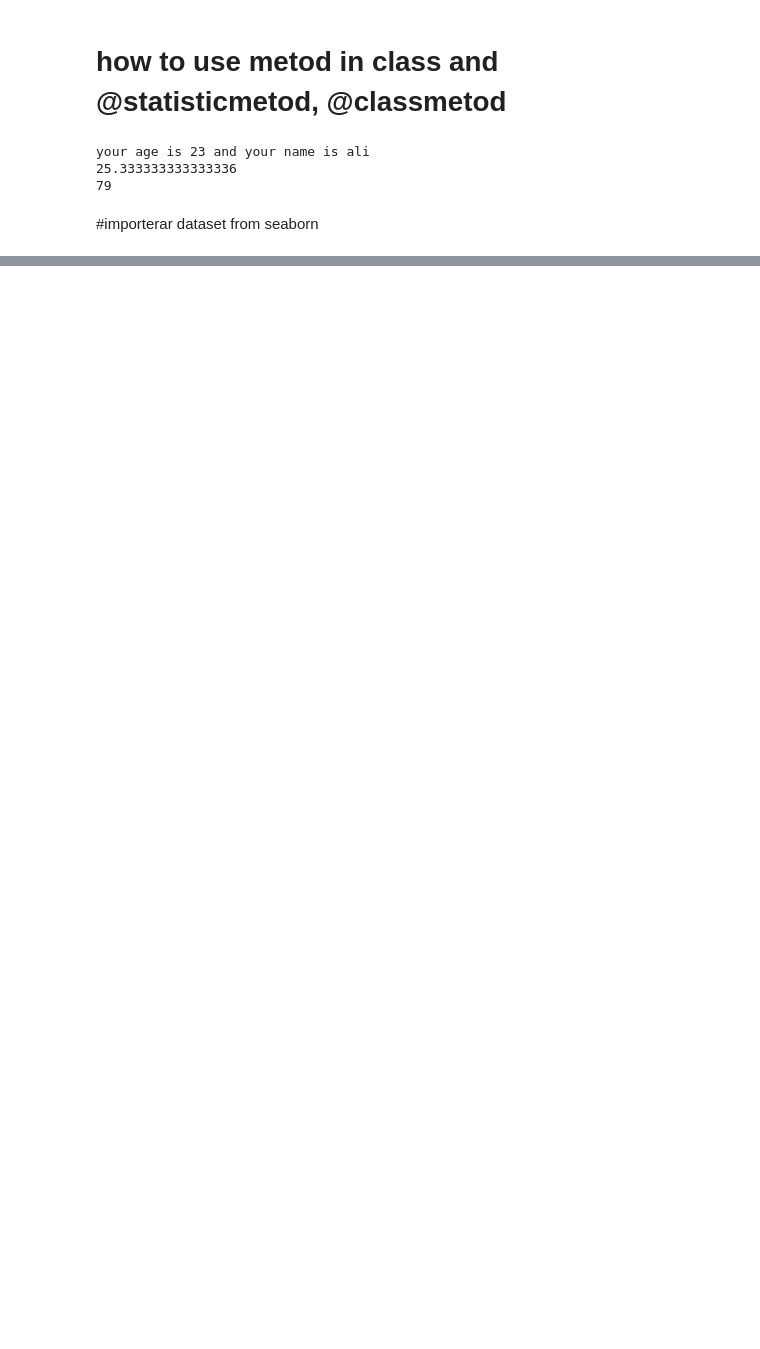
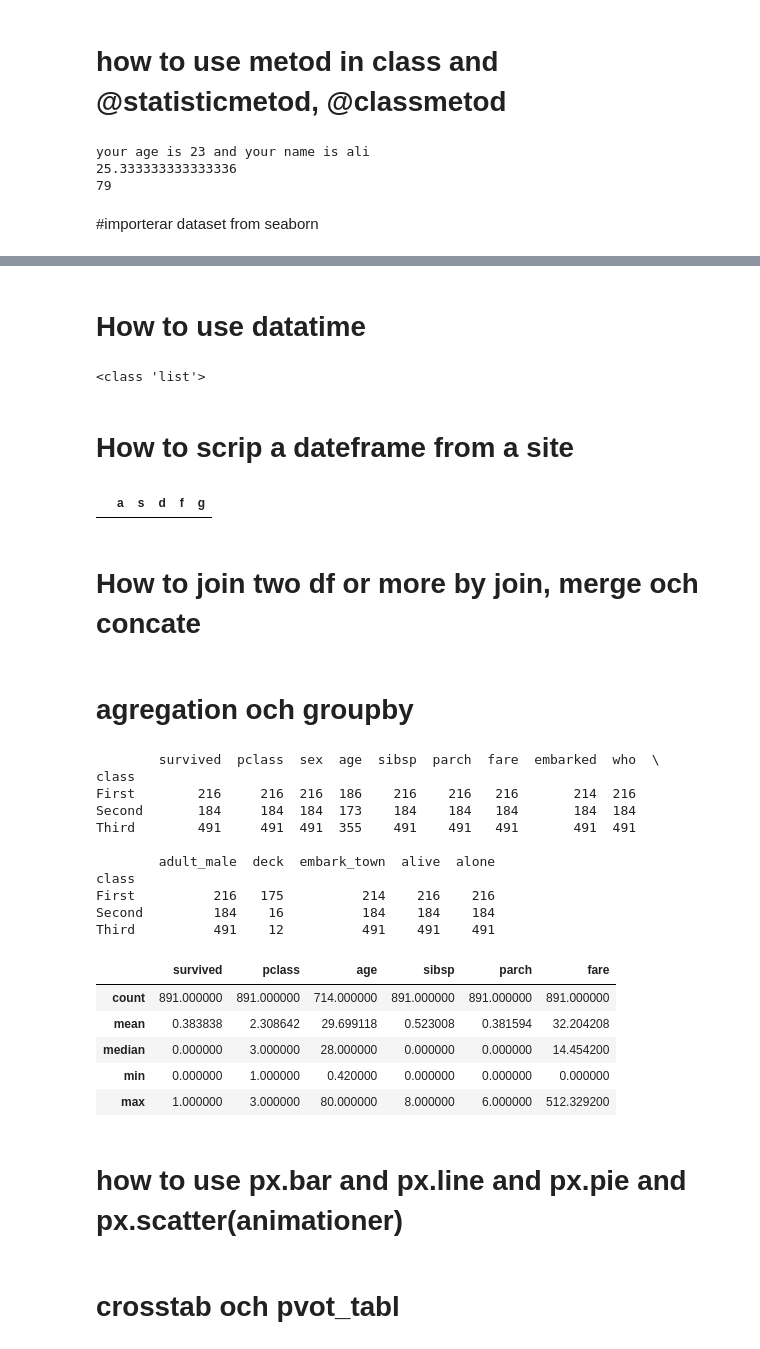
Before and after one commit to machinelearnning/Python-Programmering-Mustafa-Yosufi, a Jupyter notebook: Exercises/new_thing.ipynb, the cells around one changed output, grey strips where cells are left out. Drawn from its saved outputs; the diff is of its cells as text; code cells hidden in the pictures; blank space fills up the shorter version.

```diff
--- a/Exercises/new_thing.ipynb
+++ b/Exercises/new_thing.ipynb
@@ -244,0 +233,28 @@ titanic = sns.load_dataset("titanic")
+# %% [markdown]
+# How to use datatime
+# %%
+from datetime import datetime
+
+# strftime: datetime obj -> str
+now = datetime.now()
+day_now = now.strftime("%A")
+week_now = now.strftime("%W")
+month_now = now.strftime("%B")
+date = now.date()
+
+# strptime: str obj -> datetime obj
+birthday = "23/2-1997"
+to_date = datetime.strptime(birthday, "%d/%m-%Y")
+
+christmas_str = "2021-12-24"
+christmas_date = datetime.strptime(christmas_str, "%Y-%m-%d")
+christmas_date.strftime("Week: %W, day: %a")
+
+naem = ["2014:2:23", "2024:12:23", "2054:1:3", "2034:12:3"]
+to_dat = pd.to_datetime(naem, format= "%Y:%m:%d") #%H = hour, %M = minet %S = sedund
+# if you have date with dates you can use parse_dates = [0, 1, 2, , 3] = ti means which column should convert to timestamble
+# ex pd.read_csv("xxxxxxxxx", parse_dates = [0, 3, 5])
+# %% [output]
+<class 'list'>
+# %% [markdown]
+# How to scrip a dateframe from a site
@@ -244,0 +267,12 @@ titanic = sns.load_dataset("titanic")
+# %%
+import numpy as np
+import pandas as pd
+
+lif = pd.DataFrame(np.arange(20).reshape(4, 5), columns= list("asdfg"))
+lif1 = pd.DataFrame(np.random.randint(1, 20, 20).reshape(4, 5),columns= list("asdfg"))
+to_lif = pd.concat([lif, lif1], axis= 0)
+lif.merge(lif1)
+# %% [output]
+|  | a | s | d | f | g |
+# %% [markdown]
+# How to join two df or more by join, merge och concate
@@ -244,0 +297,31 @@ titanic = sns.load_dataset("titanic")
+# %% [markdown]
+# agregation och groupby
+# %%
+import seaborn as sns
+titanic = sns.load_dataset("titanic")
+group_by = titanic.groupby("class")[["age", "fare"]].max()
+class_gr = titanic.groupby(["class"]).count()
+print(class_gr)
+# aggregation with different aggregation methods
+titanic_numeric = titanic.select_dtypes(include="number")
+titanic_numeric.agg(["count", "mean", "median", "min", "max"])
+# %% [output]
+        survived  pclass  sex  age  sibsp  parch  fare  embarked  who  \
+class
+First        216     216  216  186    216    216   216       214  216
+Second       184     184  184  173    184    184   184       184  184
+Third        491     491  491  355    491    491   491       491  491
+
+        adult_male  deck  embark_town  alive  alone
+class
+First          216   175          214    216    216
+Second         184    16          184    184    184
+Third          491    12          491    491    491
+|  | survived | pclass | age | sibsp | parch | fare |
+| count | 891.000000 | 891.000000 | 714.000000 | 891.000000 | 891.000000 | 891.000000 |
+| mean | 0.383838 | 2.308642 | 29.699118 | 0.523008 | 0.381594 | 32.204208 |
+| median | 0.000000 | 3.000000 | 28.000000 | 0.000000 | 0.000000 | 14.454200 |
+| min | 0.000000 | 1.000000 | 0.420000 | 0.000000 | 0.000000 | 0.000000 |
+| max | 1.000000 | 3.000000 | 80.000000 | 8.000000 | 6.000000 | 512.329200 |
+# %% [markdown]
+# how to use px.bar and px.line and px.pie and px.scatter(animationer)
@@ -244,0 +336,2 @@ titanic = sns.load_dataset("titanic")
+# %% [markdown]
+# crosstab och pvot_tabl
```
Also changed, not shown: parts of 30 cells of this notebook, 2 other files.
